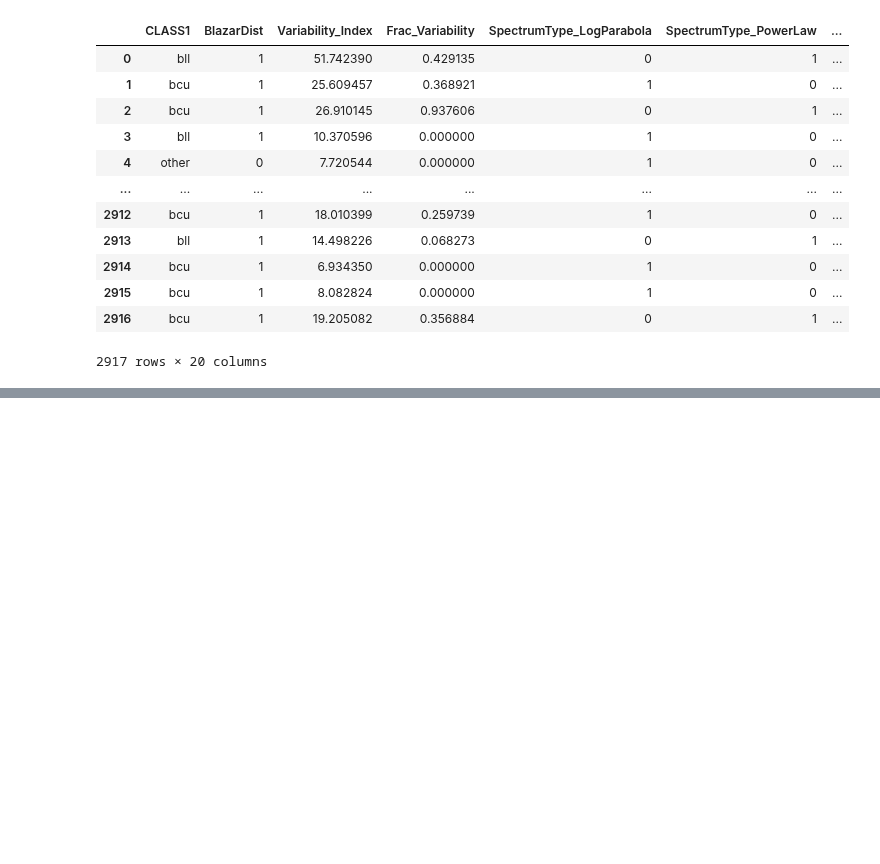
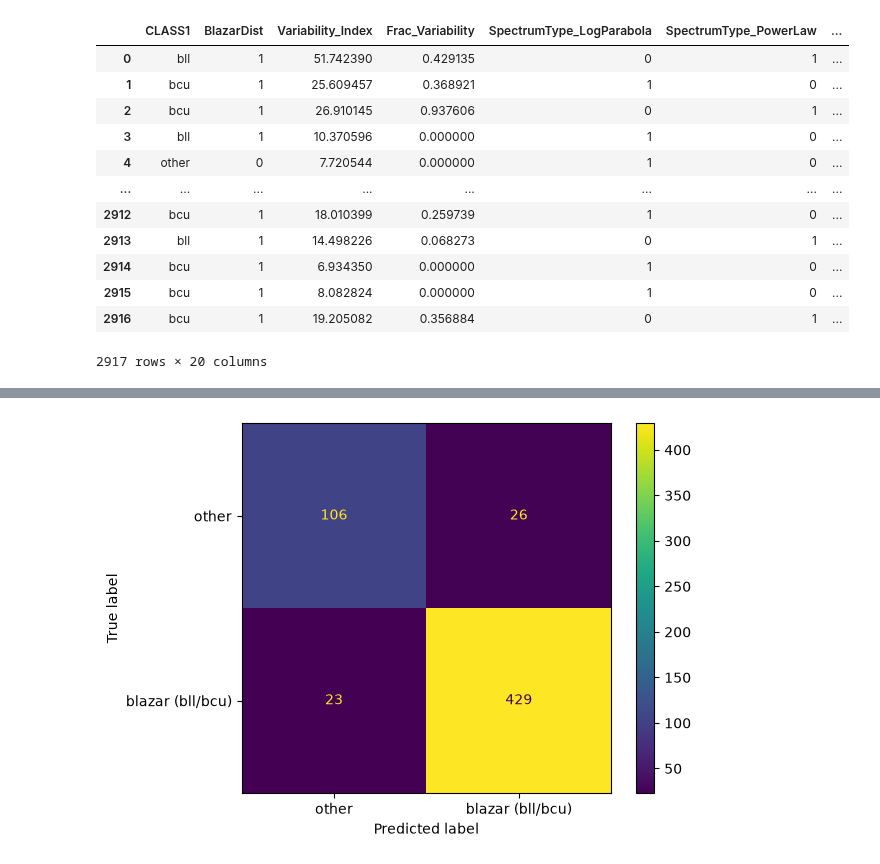
Before and after one commit to jcuartasl/BlazarClassification, a Jupyter notebook: NeuralNetwork.ipynb, the cells around one changed output, grey strips where cells are left out. Saved outputs shown, nothing was run; the diff lists cells and outputs as text; code cells hidden in the pictures; blank space fills up the shorter version.

```diff
--- a/NeuralNetwork.ipynb
+++ b/NeuralNetwork.ipynb
@@ -46,14 +49,14 @@ X.shape
 # %%
-#Construccion del MLP
+# Construccion del MLP
+n_features = x_train.shape[1]
+
 model = keras.models.Sequential([
-    #Capa flatten: convierte una imagen a un arreglo de caracteristicas
-   keras.layers.Flatten(input_shape=X.shape),
-    #Capas oculatas
+    keras.Input(shape=(n_features,)),
+    # Capas ocultas
     keras.layers.Dense(300, activation="relu"),
     keras.layers.Dense(100, activation="relu"),
-    #Capa de salida - en clasificación multiclase se recomienda el uso de softmax
-    #softmax estima la probabilidad de pertenecer a una de las 10 clases
-    keras.layers.Dense(10, activation="softmax")
+    # Clasificacion binaria: una neurona con sigmoide (probabilidad de ser blazar)
+    keras.layers.Dense(1, activation="sigmoid")
 ])
 # %%
 model.summary()
@@ -75,14 +76,14 @@ Model: "sequential_4"
  Non-trainable params: 0 (0.00 B)
 # %%
-#Optimizador
-optim = keras.optimizers.SGD(learning_rate=3e-3)
-#Compilacion
-model.compile(loss="sparse_categorical_crossentropy",
+# Optimizador
+optim = keras.optimizers.Adam(learning_rate=1e-3)
+# Compilacion
+model.compile(loss="binary_crossentropy",
               optimizer=optim,
               metrics=["accuracy"])
-#Entrenamiento
-history = model.fit(x_train, y_train, epochs=15,
+# Entrenamiento
+history = model.fit(x_train, y_train, epochs=30, batch_size=64,
                     validation_data=(x_valid, y_valid))
-#Evaluacion
+# Evaluacion
 model.evaluate(x_test, y_test)
 # %% [output]
@@ -94,9 +108,13 @@ Invalid input shape for input Tensor("data:0", shape=(None, 18), dtype=float32)
 # %%
-#Predicción: corresponde a la probabilidad de pertenecer a cada clase
+class_names = ["other", "blazar (bll/bcu)"]
+
+# Prediccion: probabilidad de ser blazar
 y_pred_prob = model.predict(x_test)
-# Convertir probabilidades a clases
-y_pred = np.argmax(y_pred_prob, axis=1)
-#Calculo de la matriz de confusión
-cm_rf = confusion_matrix(y_test, y_pred)
-disp = ConfusionMatrixDisplay(confusion_matrix=cm_rf, display_labels=class_names)
+# Convertir probabilidades a clases con umbral 0.5
+y_pred = (y_pred_prob.ravel() > 0.5).astype(int)
+# Matriz de confusion
+cm = confusion_matrix(y_test, y_pred)
+disp = ConfusionMatrixDisplay(confusion_matrix=cm, display_labels=class_names)
 disp.plot()
+plt.show()
+# %% [output]
@@ -102,0 +122 @@ disp.plot()
+[figure, added]
```
Also changed, not shown: parts of 6 cells of this notebook, 1 other file.
